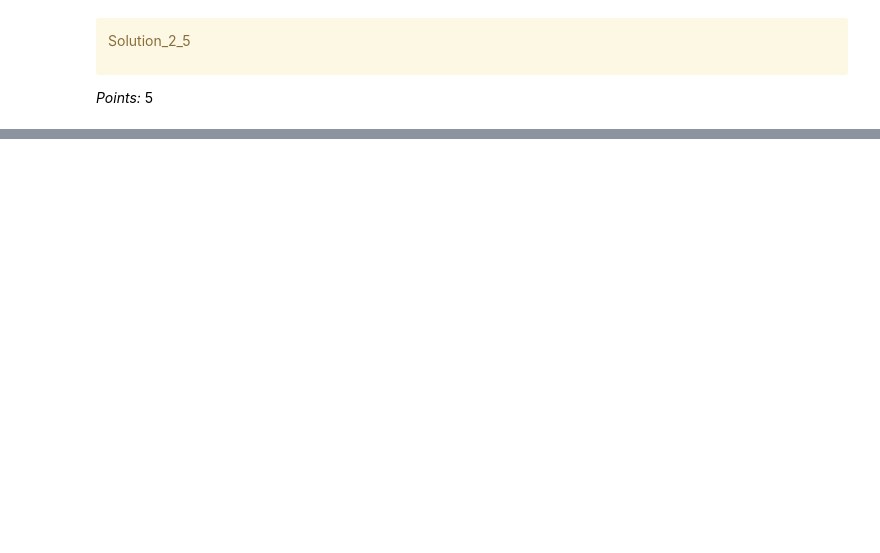
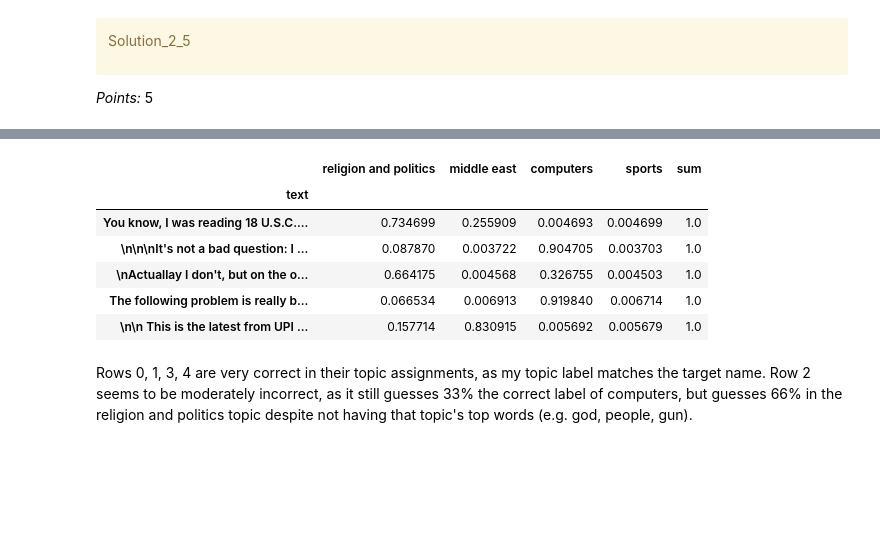
Before and after one commit to UBC-CS/cpsc330-2023s, a Jupyter notebook: hw/hw7/hw7.ipynb, the cells around one changed output, grey strips where cells are left out. Drawn from its saved outputs; the diff is of its cells as text; code cells hidden in the pictures; blank space fills up the shorter version.

```diff
--- a/hw/hw7/hw7.ipynb
+++ b/hw/hw7/hw7.ipynb
@@ -464,3 +729,9 @@ Solution_2_3
 _Points:_ 4
 # %% [markdown]
 _Type your answer here, replacing this text._
+# %%
+joined = copy.deepcopy(df["text_pp"])
+for i in range(rows):
+    joined[i] = " ".join(df["text_pp"][i])
+pp_X = vec.fit_transform(joined)
+pp_X
@@ -466,0 +741,7 @@ _Type your answer here, replacing this text._
+# %%
+from sklearn.decomposition import LatentDirichletAllocation
+
+n_components = 4
+lda = LatentDirichletAllocation(n_components=n_components, max_iter=10, random_state=0)
+lda.fit(pp_X)
+topics = lda.transform(pp_X)
@@ -507,3 +846,6 @@ Solution_2_5
 </div>
 
 _Points:_ 5
+# %%
+first_five_docs = df.head(5)
+first_five_docs
@@ -510,3 +859,17 @@ _Points:_ 5
+# %%
+topic_labels = ["religion and politics", "middle east", "computers", "sports"]
+first_five_topics = topics[:5]
+pd.DataFrame(first_five_topics, index=first_five_docs['text'], columns=topic_labels).assign(sum=first_five_topics.sum(axis=1))
+# %% [output]
+|  | religion and politics | middle east | computers | sports | sum |
+| text |  |  |  |  |  |
+| You know, I was reading 18 U.S.C.... | 0.734699 | 0.255909 | 0.004693 | 0.004699 | 1.0 |
+| \n\n\nIt's not a bad question: I ... | 0.087870 | 0.003722 | 0.904705 | 0.003703 | 1.0 |
+| \nActuallay I don't, but on the o... | 0.664175 | 0.004568 | 0.326755 | 0.004503 | 1.0 |
+| The following problem is really b... | 0.066534 | 0.006913 | 0.919840 | 0.006714 | 1.0 |
+| \n\n This is the latest from UPI ... | 0.157714 | 0.830915 | 0.005692 | 0.005679 | 1.0 |
+# %% [markdown]
+Rows 0, 1, 3, 4 are very correct in their topic assignments, as my topic label matches the target name.  Row 2 seems to be moderately incorrect, as it still guesses 33% the correct label of computers, but guesses 66% in the religion and politics topic despite not having that topic's top words (e.g. god, people, gun).
 # %% [markdown]
 <!-- END QUESTION -->
 
```
Also changed, not shown: parts of 70 cells of this notebook, 3 other files.
